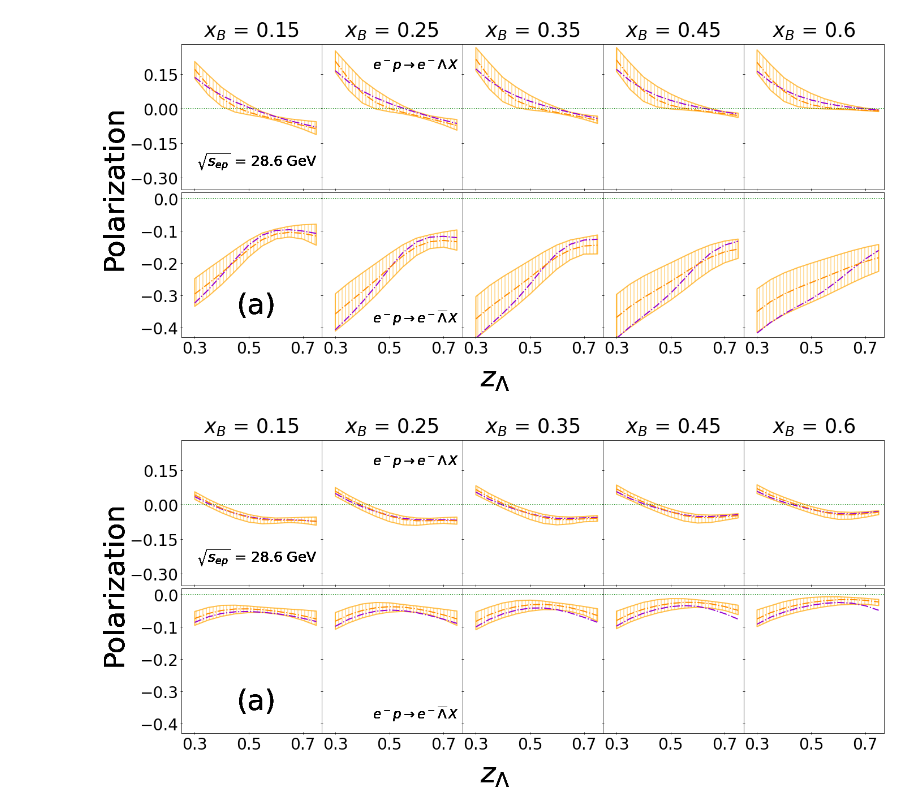
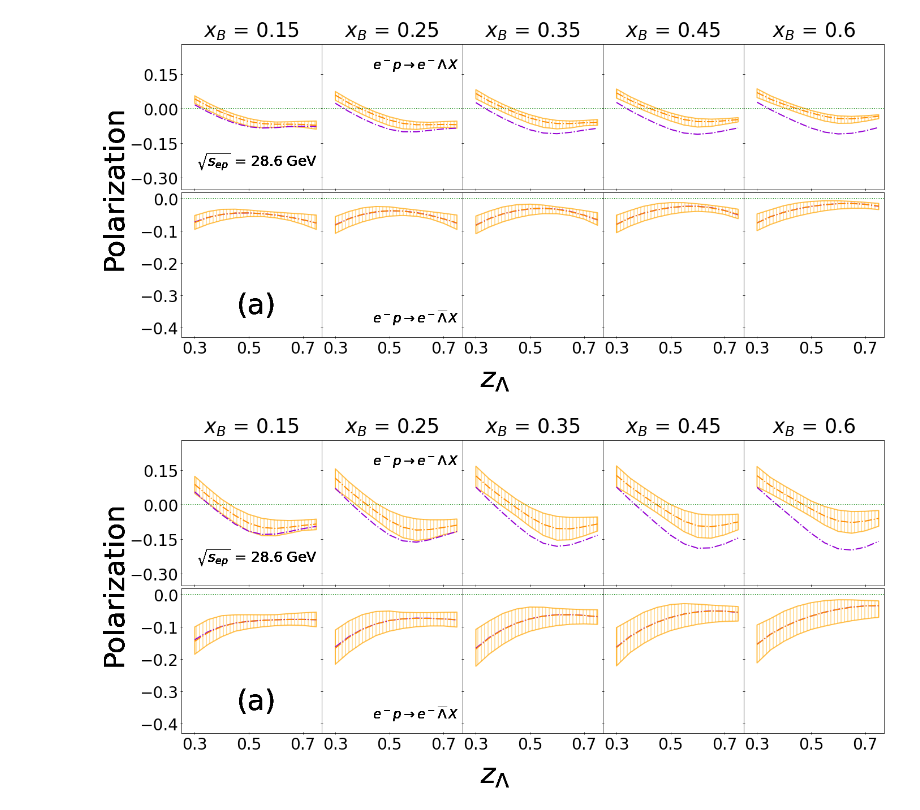
Before and after one commit to zaccheddu/SIDIS_epem, a Jupyter notebook: def_convolution_sidis_PV17_beam_en/grid_&_plot_dfs_stime_compare.ipynb, the cells around one changed output. Saved outputs shown, nothing was run; the diff lists cells and outputs as text; code cells hidden in the pictures.

Commit message:
test denominatore protone-neutrone

```diff
--- a/def_convolution_sidis_PV17_beam_en/grid_&_plot_dfs_stime_compare.ipynb
+++ b/def_convolution_sidis_PV17_beam_en/grid_&_plot_dfs_stime_compare.ipynb
@@ -20,9 +20,14 @@ su2_2= 'no'
 charm2='yes'
 su2_3= 'yes'
 charm3='yes'
-dati_lp1 = pd.read_csv(r'fit_parameters/stime_fr/dati_lprot_su_charm_'+str(su2_1)+'_'+str(charm1)+'_scale_'+str(sep)+'_PDF_'+str(pdf_name1)+'_IC_'+str(IC)+'_def.csv')
-dati_lp2 = pd.read_csv(r'fit_parameters/stime_fr/dati_lprot_su_charm_'+str(su2_2)+'_'+str(charm2)+'_scale_'+str(sep)+'_PDF_'+str(pdf_name1)+'_IC_'+str(IC)+'_def.csv')
-dati_lp3 = pd.read_csv(r'fit_parameters/stime_fr/dati_lprot_su_charm_'+str(su2_3)+'_'+str(charm3)+'_scale_'+str(sep)+'_PDF_'+str(pdf_name1)+'_IC_'+str(IC)+'_def.csv')
+dati_lp1 = pd.read_csv(r'fit_parameters/stime_fr/dati_neutron_su_charm_'+str(su2_1)+'_'+str(charm1)+'_scale_'+str(sep)+'_PDF_'+str(pdf_name1)+'_IC_'+str(IC)+'_def.csv')
+dati_lp2 = pd.read_csv(r'fit_parameters/stime_fr/dati_neutron_su_charm_'+str(su2_2)+'_'+str(charm2)+'_scale_'+str(sep)+'_PDF_'+str(pdf_name1)+'_IC_'+str(IC)+'_def.csv')
+dati_lp3 = pd.read_csv(r'fit_parameters/stime_fr/dati_neutron_su_charm_'+str(su2_3)+'_'+str(charm3)+'_scale_'+str(sep)+'_PDF_'+str(pdf_name1)+'_IC_'+str(IC)+'_def.csv')
+
+#dati_lp1 = pd.read_csv(r'fit_parameters/stime_fr/dati_lprot_su_charm_'+str(su2_1)+'_'+str(charm1)+'_scale_'+str(sep)+'_PDF_'+str(pdf_name1)+'_IC_'+str(IC)+'_def.csv')
+#dati_lp2 = pd.read_csv(r'fit_parameters/stime_fr/dati_lprot_su_charm_'+str(su2_2)+'_'+str(charm2)+'_scale_'+str(sep)+'_PDF_'+str(pdf_name1)+'_IC_'+str(IC)+'_def.csv')
+#dati_lp3 = pd.read_csv(r'fit_parameters/stime_fr/dati_lprot_su_charm_'+str(su2_3)+'_'+str(charm3)+'_scale_'+str(sep)+'_PDF_'+str(pdf_name1)+'_IC_'+str(IC)+'_def.csv')
+
 
 dati_lp1_or = pd.read_csv(r'fit_parameters/bands_/dati_lprot_su_charm_'+str(su2_1)+'_'+str(charm1)+'_scale_'+str(sep)+'_PDF_'+str(pdf_name1)+'_IC_'+str(IC)+'_def.csv')
 dati_lp2_or = pd.read_csv(r'fit_parameters/bands_/dati_lprot_su_charm_'+str(su2_2)+'_'+str(charm2)+'_scale_'+str(sep)+'_PDF_'+str(pdf_name1)+'_IC_'+str(IC)+'_def.csv')
@@ -164,14 +301,14 @@ fig, axes = plt.subplots(1,10)
 for xs,ax in zip(xb,axes):
 
     #fig.suptitle('$\Lambda$ - $\pi^+$ -- coef = '+str(coef)+' $\chi^2_{dof}$ = '+str(chi),fontsize=30)
-    dt1 = dati_lp1.loc[(dati_lp1['hads1']==310) & (dati_lp1['xb']==xs)& (dati_lp1['hads2']==100)]
-    dt12 = dati_lp1.loc[(dati_lp1['hads1']==300) & (dati_lp1['xb']==xs)& (dati_lp1['hads2']==100)]
+    dt1 = dati_lp1.loc[(dati_lp1['hads1']==310) & (dati_lp1['xb']==xs)& (dati_lp1['hads2']==105)]
+    dt12 = dati_lp1.loc[(dati_lp1['hads1']==300) & (dati_lp1['xb']==xs)& (dati_lp1['hads2']==105)]
 
-    dt2 = dati_lp2.loc[(dati_lp2['hads1']==310) & (dati_lp2['xb']==xs)& (dati_lp2['hads2']==100)]
-    dt22 = dati_lp2.loc[(dati_lp2['hads1']==300) & (dati_lp2['xb']==xs)& (dati_lp2['hads2']==100)]
+    dt2 = dati_lp2.loc[(dati_lp2['hads1']==310) & (dati_lp2['xb']==xs)& (dati_lp2['hads2']==105)]
+    dt22 = dati_lp2.loc[(dati_lp2['hads1']==300) & (dati_lp2['xb']==xs)& (dati_lp2['hads2']==105)]
 
-    dt3 = dati_lp3.loc[(dati_lp3['hads1']==310) & (dati_lp3['xb']==xs)& (dati_lp3['hads2']==100)]
-    dt32 = dati_lp3.loc[(dati_lp3['hads1']==300) & (dati_lp3['xb']==xs)& (dati_lp3['hads2']==100)]
+    dt3 = dati_lp3.loc[(dati_lp3['hads1']==310) & (dati_lp3['xb']==xs)& (dati_lp3['hads2']==105)]
+    dt32 = dati_lp3.loc[(dati_lp3['hads1']==300) & (dati_lp3['xb']==xs)& (dati_lp3['hads2']==105)]
 
     dt1_or = dati_lp1_or.loc[(dati_lp1_or['hads1']==310) & (dati_lp1_or['xb']==xs)& (dati_lp1_or['hads2']==100)]
     dt12_or = dati_lp1_or.loc[(dati_lp1_or['hads1']==300) & (dati_lp1_or['xb']==xs)& (dati_lp1_or['hads2']==100)]
@@ -193,11 +330,11 @@ for xs,ax in zip(xb,axes):
         #ax.plot(dt12.z1,dt22.conv,label='_(2)',linewidth=fit_l,linestyle='-.',color='darkorange')
         #ax.fill_between(dt12.z1,dt22.maxx,dt22.mins,label='(2)',linewidth=fit_l,color="none",hatch="x",edgecolor="orange", alpha=0.7)
 
-        ax.plot(dt12.z1,dt32.conv,label='_(3)',linewidth=fit_l,linestyle='-.',color='darkviolet')
-        #ax.fill_between(dt12.z1,dt32.maxx,dt32.mins,label='(3)',linewidth=fit_l,color="none",hatch="||",edgecolor="darkviolet", alpha=0.7)
+        ax.plot(dt12.z1,dt12.conv,label='_(3)',linewidth=fit_l,linestyle='-.',color='darkviolet')
+        #ax.fill_between(dt12.z1,dt12.maxx,dt12.mins,label='(3)',linewidth=fit_l,color="none",hatch="||",edgecolor="darkviolet", alpha=0.7)
 
-        ax.plot(dt12.z1,dt32_or.conv,label='_(3)',linewidth=fit_l,linestyle='-.',color='darkorange')
-        ax.fill_between(dt12.z1,dt32_or.maxx,dt32_or.mins,label='(3)',linewidth=fit_l,color="none",hatch="||",edgecolor="orange", alpha=0.7)
+        ax.plot(dt12.z1,dt12_or.conv,label='_(3)',linewidth=fit_l,linestyle='-.',color='darkorange')
+        ax.fill_between(dt12.z1,dt12_or.maxx,dt12_or.mins,label='(3)',linewidth=fit_l,color="none",hatch="||",edgecolor="orange", alpha=0.7)
 
         title("$x_B$ = "+str(xs),fontsize=title_s,x=0.5, y=1.03)
 
@@ -233,42 +370,42 @@ for xs,ax in zip(xb,axes):
         #ax.plot(dt1.z1,dt2.conv,label='_nolegend_',linewidth=fit_l,linestyle='-.',color='darkorange')
         #ax.fill_between(dt1.z1,dt2.maxx,dt2.mins,linewidth=fit_l,color="none",hatch="x",edgecolor="orange", alpha=0.7)
         #
-        ax.plot(dt1.z1,dt3.conv,label='_nolegend_',linewidth=fit_l,linestyle='-.',color='darkviolet')
-        #ax.fill_between(dt1.z1,dt3.maxx,dt3.mins,linewidth=fit_l,color="none",hatch="||",edgecolor="darkviolet", alpha=0.7)
+        ax.plot(dt1.z1,dt1.conv,label='_nolegend_',linewidth=fit_l,linestyle='-.',color='darkviolet')
+        #ax.fill_between(dt1.z1,dt1.maxx,dt1.mins,linewidth=fit_l,color="none",hatch="||",edgecolor="darkviolet", alpha=0.7)
 
-        ax.plot(dt1.z1,dt3_or.conv,label='_nolegend_',linewidth=fit_l,linestyle='-.',color='darkorange')
-        ax.fill_between(dt1.z1,dt3_or.maxx,dt3_or.mins,linewidth=fit_l,color="none",hatch="||",edgecolor="orange", alpha=0.7)
+        ax.plot(dt1.z1,dt1_or.conv,label='_nolegend_',linewidth=fit_l,linestyle='-.',color='darkorange')
+        ax.fill_between(dt1.z1,dt1_or.maxx,dt1_or.mins,linewidth=fit_l,color="none",hatch="||",edgecolor="orange", alpha=0.7)
 
         axhline(linewidth=1.5, ls=':', color='g')
         ax.set_ylim(lim2)
         ax.locator_params(nbins=6, axis='y')
         #ax.locator_params(nbins=5, axis='x')
         #ax.set_xticklabels([0.35,0.45,0.55,0.65])
         plt.xticks(np.arange(0.3, 0.75+.25, .2))
 
         ax.tick_params(axis='both',direction='inout', which='major', labelsize=28)
         if ct >6: ax.set_yticklabels([])
     ax.set_xlim(limx)
     #if ct ==5 :legend(loc='upper right',bbox_to_anchor=(1.,1), fontsize=22,frameon=True),
     #if ct ==10 :legend(loc='upper right',bbox_to_anchor=(1.,0.25), fontsize=22,frameon=True),
     #if ct==1:ylabel('Polarization',size=y_lbl)
     #ax.set_ylim(lim)
     ct+=1
     fig.text(0.5, 0.1, r'$z_{\Lambda}$', ha='center',size=x_lbl)
     fig.text(0.2, 0.25, '(a)', ha='center',size=x_lbl)
     fig.text(0.02, 0.35, 'Polarization',rotation=90, ha='center',size=y_lbl)
     fig.text(0.2, 0.55, '$\sqrt{s_{ep}}$ = '+str(sep)+' GeV', ha='center',size=25)
     fig.text(0.4, 0.75, r'$e^-p \rightarrow e^-\Lambda\, X$', ha='center',size=23)
     fig.text(0.4, 0.23, r'$e^-p \rightarrow e^-\overline{\Lambda}\, X$', ha='center',size=23)
 
     #fig.text(0.7, 0.65, 'Q = '+str(scale), ha='center',size=25)
 
 fig.subplots_adjust(top=0.8,bottom=0.2,left=0.105,right=0.99,hspace=0.02,wspace=0.0)
 fig.set_size_inches(19.5, 12, forward=True)
-fig.savefig('fit_parameters/stime_fr/Lb_prot_'+str(sep)+'_bands2_or3.pdf')
-fig.savefig('fit_parameters/stime_fr/Lb_prot_'+str(sep)+'_bands2_or3.png')
+#fig.savefig('fit_parameters/stime_fr/Lb_prot_'+str(sep)+'_bands2_or1.pdf')
+#fig.savefig('fit_parameters/stime_fr/Lb_prot_'+str(sep)+'_bands2_or1.png')
 # %% [output]
-[figure, old version]
+[figure, new version]
 # %%
 ct=1
 xb=[0.15, 0.25, 0.35, 0.45, 0.6 , 0.15, 0.25, 0.35, 0.45, 0.6 ]
@@ -281,14 +418,14 @@ fig, axes = plt.subplots(1,10)
 for xs,ax in zip(xb,axes):
 
     #fig.suptitle('$\Lambda$ - $\pi^+$ -- coef = '+str(coef)+' $\chi^2_{dof}$ = '+str(chi),fontsize=30)
-    dt1 = dati_lp1.loc[(dati_lp1['hads1']==310) & (dati_lp1['xb']==xs)& (dati_lp1['hads2']==100)]
-    dt12 = dati_lp1.loc[(dati_lp1['hads1']==300) & (dati_lp1['xb']==xs)& (dati_lp1['hads2']==100)]
+    dt1 = dati_lp1.loc[(dati_lp1['hads1']==310) & (dati_lp1['xb']==xs)& (dati_lp1['hads2']==105)]
+    dt12 = dati_lp1.loc[(dati_lp1['hads1']==300) & (dati_lp1['xb']==xs)& (dati_lp1['hads2']==105)]
 
-    dt2 = dati_lp2.loc[(dati_lp2['hads1']==310) & (dati_lp2['xb']==xs)& (dati_lp2['hads2']==100)]
-    dt22 = dati_lp2.loc[(dati_lp2['hads1']==300) & (dati_lp2['xb']==xs)& (dati_lp2['hads2']==100)]
+    dt2 = dati_lp2.loc[(dati_lp2['hads1']==310) & (dati_lp2['xb']==xs)& (dati_lp2['hads2']==105)]
+    dt22 = dati_lp2.loc[(dati_lp2['hads1']==300) & (dati_lp2['xb']==xs)& (dati_lp2['hads2']==105)]
 
-    dt3 = dati_lp3.loc[(dati_lp3['hads1']==310) & (dati_lp3['xb']==xs)& (dati_lp3['hads2']==100)]
-    dt32 = dati_lp3.loc[(dati_lp3['hads1']==300) & (dati_lp3['xb']==xs)& (dati_lp3['hads2']==100)]
+    dt3 = dati_lp3.loc[(dati_lp3['hads1']==310) & (dati_lp3['xb']==xs)& (dati_lp3['hads2']==105)]
+    dt32 = dati_lp3.loc[(dati_lp3['hads1']==300) & (dati_lp3['xb']==xs)& (dati_lp3['hads2']==105)]
 
     dt1_or = dati_lp1_or.loc[(dati_lp1_or['hads1']==310) & (dati_lp1_or['xb']==xs)& (dati_lp1_or['hads2']==100)]
     dt12_or = dati_lp1_or.loc[(dati_lp1_or['hads1']==300) & (dati_lp1_or['xb']==xs)& (dati_lp1_or['hads2']==100)]
@@ -310,11 +447,11 @@ for xs,ax in zip(xb,axes):
         #ax.plot(dt12.z1,dt22.conv,label='_(2)',linewidth=fit_l,linestyle='-.',color='darkorange')
         #ax.fill_between(dt12.z1,dt22.maxx,dt22.mins,label='(2)',linewidth=fit_l,color="none",hatch="x",edgecolor="orange", alpha=0.7)
 
-        ax.plot(dt12.z1,dt12.conv,label='_(3)',linewidth=fit_l,linestyle='-.',color='darkviolet')
-        #ax.fill_between(dt12.z1,dt12.maxx,dt12.mins,label='(3)',linewidth=fit_l,color="none",hatch="||",edgecolor="darkviolet", alpha=0.7)
+        ax.plot(dt12.z1,dt22.conv,label='_(3)',linewidth=fit_l,linestyle='-.',color='darkviolet')
+        #ax.fill_between(dt12.z1,dt22.maxx,dt22.mins,label='(3)',linewidth=fit_l,color="none",hatch="||",edgecolor="darkviolet", alpha=0.7)
 
-        ax.plot(dt12.z1,dt12_or.conv,label='_(3)',linewidth=fit_l,linestyle='-.',color='darkorange')
-        ax.fill_between(dt12.z1,dt12_or.maxx,dt12_or.mins,label='(3)',linewidth=fit_l,color="none",hatch="||",edgecolor="orange", alpha=0.7)
+        ax.plot(dt12.z1,dt22_or.conv,label='_(3)',linewidth=fit_l,linestyle='-.',color='darkorange')
+        ax.fill_between(dt12.z1,dt22_or.maxx,dt22_or.mins,label='(3)',linewidth=fit_l,color="none",hatch="||",edgecolor="orange", alpha=0.7)
 
         title("$x_B$ = "+str(xs),fontsize=title_s,x=0.5, y=1.03)
 
@@ -350,11 +487,11 @@ for xs,ax in zip(xb,axes):
         #ax.plot(dt1.z1,dt2.conv,label='_nolegend_',linewidth=fit_l,linestyle='-.',color='darkorange')
         #ax.fill_between(dt1.z1,dt2.maxx,dt2.mins,linewidth=fit_l,color="none",hatch="x",edgecolor="orange", alpha=0.7)
         #
-        ax.plot(dt1.z1,dt1.conv,label='_nolegend_',linewidth=fit_l,linestyle='-.',color='darkviolet')
-        #ax.fill_between(dt1.z1,dt1.maxx,dt1.mins,linewidth=fit_l,color="none",hatch="||",edgecolor="darkviolet", alpha=0.7)
+        ax.plot(dt1.z1,dt2.conv,label='_nolegend_',linewidth=fit_l,linestyle='-.',color='darkviolet')
+        #ax.fill_between(dt1.z1,dt2.maxx,dt2.mins,linewidth=fit_l,color="none",hatch="||",edgecolor="darkviolet", alpha=0.7)
 
-        ax.plot(dt1.z1,dt1_or.conv,label='_nolegend_',linewidth=fit_l,linestyle='-.',color='darkorange')
-        ax.fill_between(dt1.z1,dt1_or.maxx,dt1_or.mins,linewidth=fit_l,color="none",hatch="||",edgecolor="orange", alpha=0.7)
+        ax.plot(dt1.z1,dt2_or.conv,label='_nolegend_',linewidth=fit_l,linestyle='-.',color='darkorange')
+        ax.fill_between(dt1.z1,dt2_or.maxx,dt2_or.mins,linewidth=fit_l,color="none",hatch="||",edgecolor="orange", alpha=0.7)
 
         axhline(linewidth=1.5, ls=':', color='g')
         ax.set_ylim(lim2)
@@ -382,7 +519,7 @@ for xs,ax in zip(xb,axes):
 
 fig.subplots_adjust(top=0.8,bottom=0.2,left=0.105,right=0.99,hspace=0.02,wspace=0.0)
 fig.set_size_inches(19.5, 12, forward=True)
-fig.savefig('fit_parameters/stime_fr/Lb_prot_'+str(sep)+'_bands2_or1.pdf')
-fig.savefig('fit_parameters/stime_fr/Lb_prot_'+str(sep)+'_bands2_or1.png')
+#fig.savefig('fit_parameters/stime_fr/Lb_prot_'+str(sep)+'_bands2_or2.pdf')
+#fig.savefig('fit_parameters/stime_fr/Lb_prot_'+str(sep)+'_bands2_or2.png')
 # %% [output]
-[figure, old version]
+[figure, new version]
```
Also changed, not shown: parts of 7 cells of this notebook, 7 other files.
